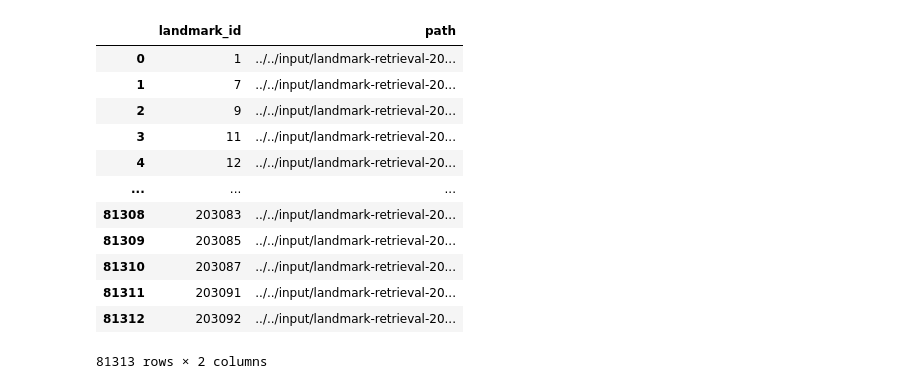
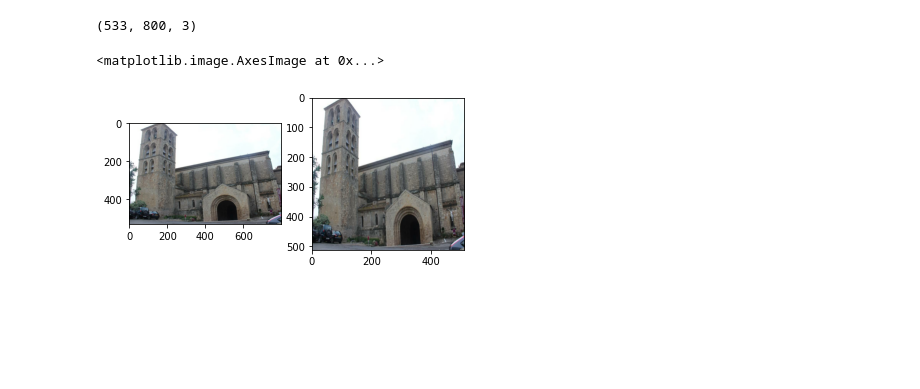
Before and after one commit to akensert/kaggle-landmark-retrieval-and-recognition-2020, a Jupyter notebook: src/notebooks/test_loading.ipynb, the cells around one changed output. Cells and saved outputs as stored; diff of their text form; code cells hidden in the pictures; blank space fills up the shorter version.

```diff
--- a/src/notebooks/test_loading.ipynb
+++ b/src/notebooks/test_loading.ipynb
@@ -15,31 +15,31 @@ sys.path.append('../')
 
 from losses import triplet_hard_loss, triplet_semihard_loss
 from model import create_model
-from generator import create_dataset, preprocess_input
+from generator import create_singlet_dataset, create_triplet_dataset, preprocess_input, read_data
 from optimizer import get_optimizer
-from util import read_data
 from config import config
 
 tf.config.set_visible_devices([], 'GPU')
+
+input_path = '../../input/landmark-retrieval-2020/'
 # %%
 def read_image(image_path):
     image = tf.io.read_file(image_path)
     return tf.image.decode_jpeg(image, channels=3)
 
 
-data = read_data('../../input/landmark-retrieval-2020/')
-data
+data = read_data(input_path)
-# %% [output]
-|  | landmark_id | path |
-| 0 | 1 | ../../input/landmark-retrieval-20... |
-| 1 | 7 | ../../input/landmark-retrieval-20... |
-| 2 | 9 | ../../input/landmark-retrieval-20... |
-| 3 | 11 | ../../input/landmark-retrieval-20... |
-| 4 | 12 | ../../input/landmark-retrieval-20... |
-| ... | ... | ... |
-| 81308 | 203083 | ../../input/landmark-retrieval-20... |
-| 81309 | 203085 | ../../input/landmark-retrieval-20... |
-| 81310 | 203087 | ../../input/landmark-retrieval-20... |
-| 81311 | 203091 | ../../input/landmark-retrieval-20... |
-| 81312 | 203092 | ../../input/landmark-retrieval-20... |
-81313 rows × 2 columns
+# %%
+im1= read_image(data.iloc[734].path)
+print(im1.shape)
+im2 = tf.image.resize(
+            im1, (512, 512), method='bilinear')
+im2 = tf.cast(im2, dtype='uint8')
+
+fig, axes = plt.subplots(1, 2)
+axes[0].imshow(im1)
+axes[1].imshow(im2)
+# %% [output]
+(533, 800, 3)
+<matplotlib.image.AxesImage at 0x...>
+[figure, added]
```
Also changed, not shown: parts of 12 cells of this notebook, 8 other files.
